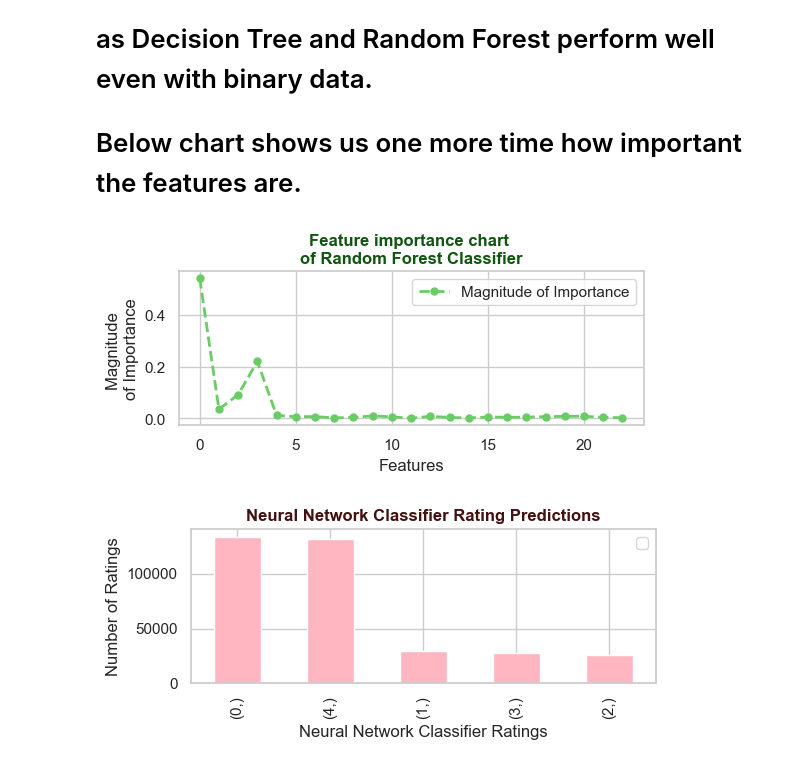
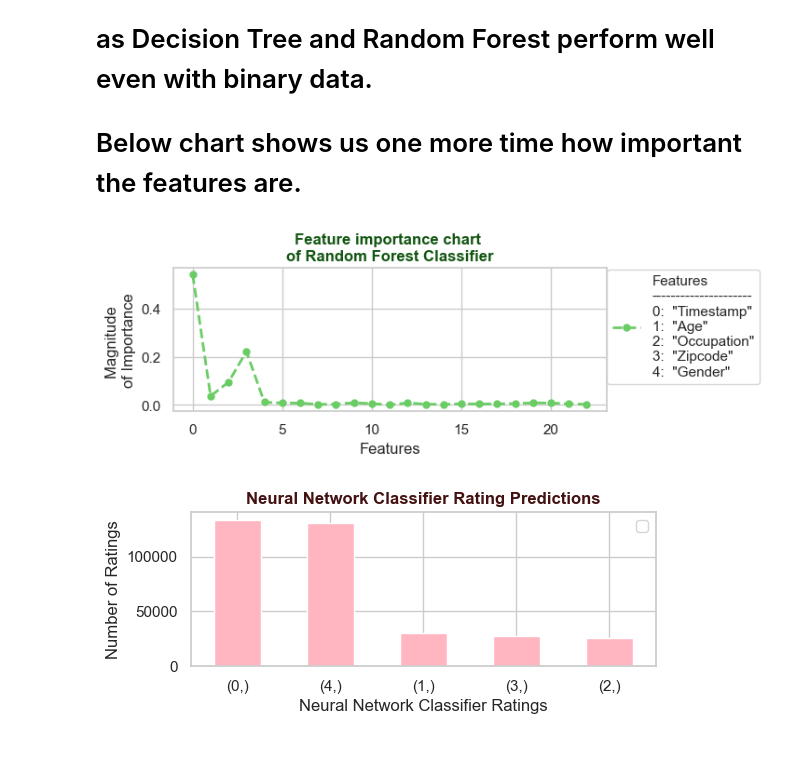
Before and after one commit to DayakarMalgari/MovieLens-Ratings-Prediction, a Jupyter notebook: Movielens_Project_sub.ipynb, the cells around one changed output. Cells and saved outputs as stored; diff of their text form; code cells hidden in the pictures.

```diff
--- a/Movielens_Project_sub.ipynb
+++ b/Movielens_Project_sub.ipynb
@@ -1433,17 +1453,23 @@ weighted avg       0.28      0.31      0.26    348968
 # %%
 ##############################################################################################################
 # plot the feature importance data from RandomForestClassifier as a graph
 ##############################################################################################################
 
 plt.figure(figsize=(6,2))
-plt.plot(RFC.feature_importances_,'go--',label='Magnitude of Importance', linewidth=2, markersize=5)
+plt.plot(RFC.feature_importances_,'go--',label=('Features''\n'
+                                                   '---------------------' '\n'
+                                                   '0:  "Timestamp"''\n'
+                                                   '1:  "Age"''\n'
+                                                   '2:  "Occupation"''\n'
+                                                   '3:  "Zipcode"''\n'
+                                                   '4:  "Gender"'), linewidth=2, markersize=5)
 plt.title('Feature importance chart \nof Random Forest Classifier',color='#115511',fontweight='bold')
 plt.xlabel('Features')
 plt.ylabel('Magnitude \nof Importance')
-plt.legend()
+plt.legend(bbox_to_anchor=(0.87, 0.54, 0.5, 0.5))
 plt.show()
 # %% [output]
-[figure, old version]
+[figure, new version]
 # %%
 ##############################################################################################################
 # predict the Neural Network Classifier on test dataset
@@ -1463,6 +1489,7 @@ plt.title('Neural Network Classifier Rating Predictions',color='#441111',fontwei
 plt.xlabel('Neural Network Classifier Ratings')
 plt.ylabel('Number of Ratings')
 plt.legend('')
+plt.xticks(rotation=0)
 plt.show()
 # %% [output]
-[figure, old version]
+[figure, new version]
```
Also changed, not shown: parts of 26 cells of this notebook.
